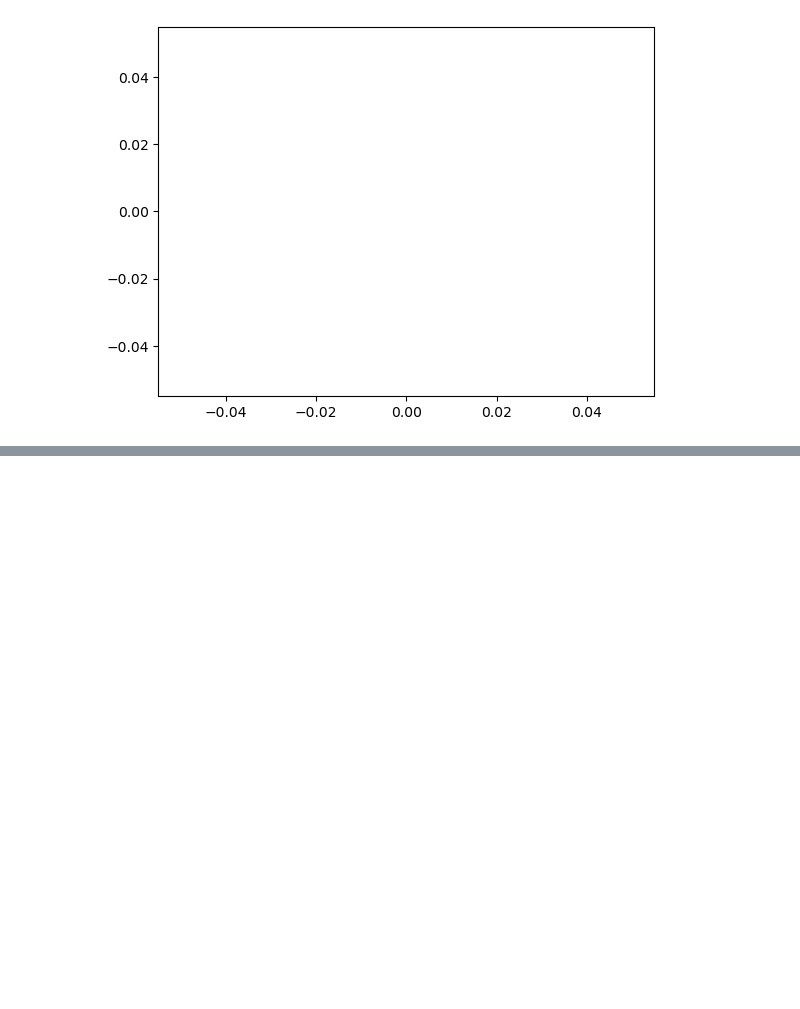
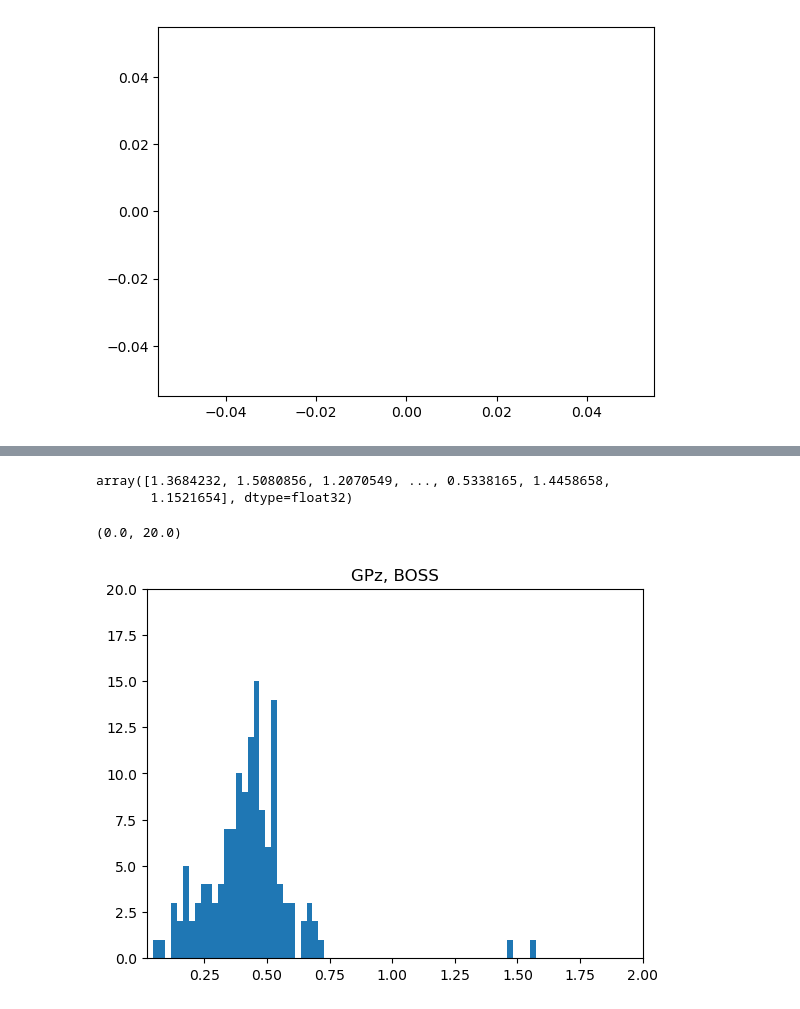
Before and after one commit to alice-crafford/Photo-z-Stress-Test, a Jupyter notebook: Evaluation_Pipeline.ipynb, the cells around one changed output, grey strips where cells are left out. Cells and saved outputs as stored; diff of their text form; code cells hidden in the pictures; blank space fills up the shorter version.

```diff
--- a/Evaluation_Pipeline.ipynb
+++ b/Evaluation_Pipeline.ipynb
@@ -1567,0 +1650,28 @@ plt.plot(np.linspace(0, 1, 100), ens[3].pdf(np.linspace(0, 1, 100))[0])
+# %%
+i = 'GPz'
+j = 'HSC'
+pivots = []
+
+filepath = "/Users/alicec03/Desktop/Summer_Research/Photo-z-Stress-Test/Photo-z-Stress-Test/specSelection_lsstErr_"+i+"/outputs/"+j+"/output_estimate_"+i+".hdf5"
+file = h5py.File(filepath, 'r')
+ct_0 = 0
+ct_nan = 0
+print(len(file['ancil']['zmode']))
+for k in file['ancil']['zmode']:
+    #print(len(file['ancil']['zmode']))
+    #print(k)
+    if k == 0.0 or k == [0.0] or k == [0.]:# or k == []:#or 0.0 or 0.00:
+        print(k)
+        ct_0 += 1
+    if k == 'NaN' or k=='nan' or k=='Nan':
+        ct_nan += 1
+        print('aaaa!!!')
+if ct_0 != 0 and ct_nan == 0:
+    pivots.append(str(ct_0)+' zeros')
+if ct_nan != 0 and ct_0 == 0:
+    pivots.append(str(ct_nan)+' nans')
+if ct_0 != 0 and ct_nan != 0:
+    tot_fails = ct_0 + ct_nan
+    pivots.append(str(ct_0)+' zeros and '+str(ct_nan)+' nans, '+str(tot_fails)+ ' total failiures')
+
+print(ct_0, ct_nan)
@@ -1567,0 +1699,19 @@ plt.plot(np.linspace(0, 1, 100), ens[3].pdf(np.linspace(0, 1, 100))[0])
+# %%
+import pandas as pd
+
+np.asarray(file['ancil']['zmode']).flatten()
+
+orig = pd.read_parquet("/Users/alicec03/Desktop/Summer_Research/Photo-z-Stress-Test/Photo-z-Stress-Test/specSelection_lsstErr_TrainZ/outputs/BOSS/output_train_set.pq")
+
+np.asarray(orig['redshift']).flatten()
+# %% [output]
+array([1.3684232, 1.5080856, 1.2070549, ..., 0.5338165, 1.4458658,
+       1.1521654], dtype=float32)
+# %%
+plt.hist(np.asarray(file['ancil']['zmode']).flatten(), bins = 100)
+plt.title("GPz, BOSS")
+plt.xlim(0.02, 2)
+plt.ylim(0, 20)
+# %% [output]
+(0.0, 20.0)
+[figure, added]
```
Also changed, not shown: parts of 21 cells of this notebook.
